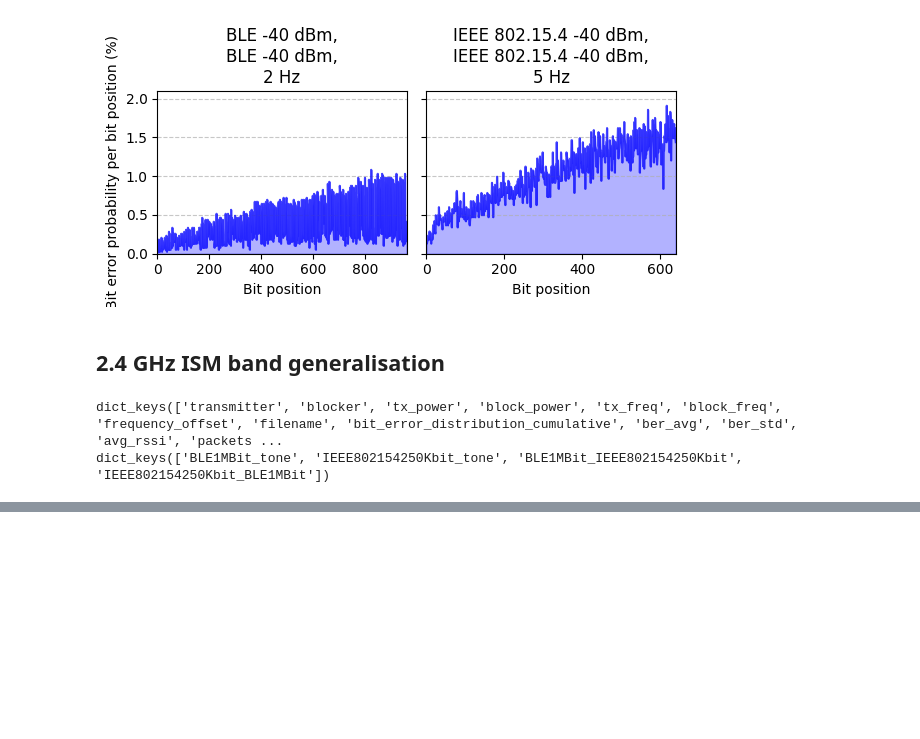
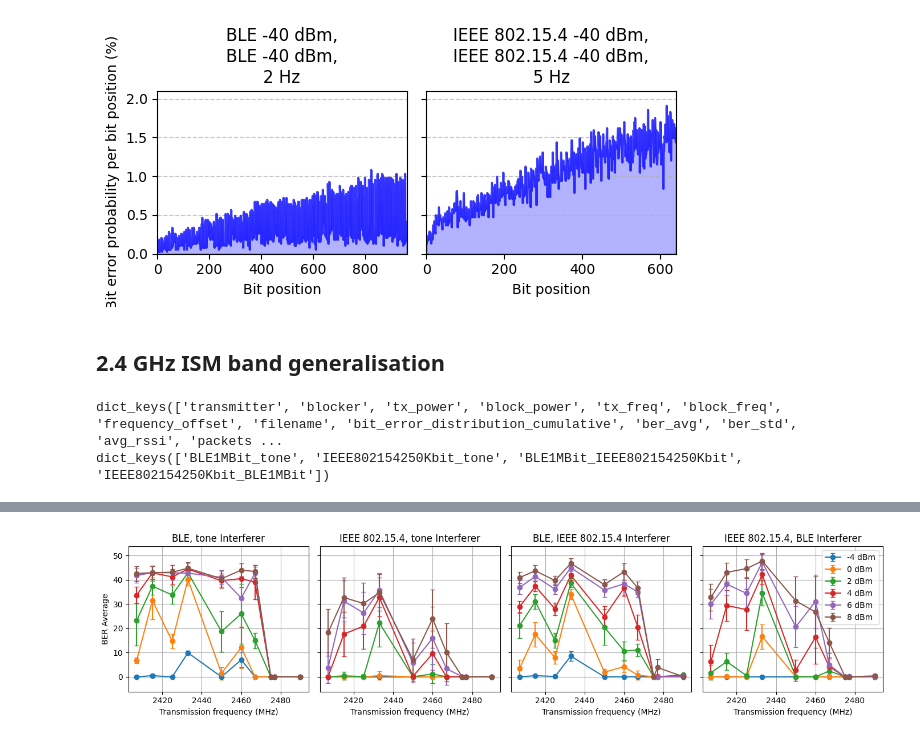
Before and after one commit to SDMote/badillosanjuan25experimental, a Jupyter notebook: python_scripts/data_analysis.ipynb, the cells around one changed output, grey strips where cells are left out. Cells and saved outputs as stored; diff of their text form; code cells hidden in the pictures; blank space fills up the shorter version.

Commit message:
ISM band generalisation: plots for all configurations

```diff
--- a/python_scripts/data_analysis.ipynb
+++ b/python_scripts/data_analysis.ipynb
@@ -701,0 +657,96 @@ plot_ber_vs_frequency(all_inter_data, "BLE1MBit_IEEE802154250Kbit", power_value=
+# %%
+import matplotlib.pyplot as plt
+import numpy as np
+
+def format_configuration_title(configuration):
+    mapping = {
+        'BLE1MBit_tone': 'BLE, tone Interferer',
+        'IEEE802154250Kbit_tone': 'IEEE 802.15.4, tone Interferer',
+        'BLE1MBit_IEEE802154250Kbit': 'BLE, IEEE 802.15.4 Interferer',
+        'IEEE802154250Kbit_BLE1MBit': 'IEEE 802.15.4, BLE Interferer'
+    }
+    return mapping.get(configuration, configuration)
+
+import matplotlib.pyplot as plt
+import numpy as np
+
+def format_configuration_title(configuration):
+    mapping = {
+        'BLE1MBit_tone': 'BLE, tone Interferer',
+        'IEEE802154250Kbit_tone': 'IEEE 802.15.4, tone Interferer',
+        'BLE1MBit_IEEE802154250Kbit': 'BLE, IEEE 802.15.4 Interferer',
+        'IEEE802154250Kbit_BLE1MBit': 'IEEE 802.15.4, BLE Interferer'
+    }
+    return mapping.get(configuration, configuration)
+
+def plot_ber_vs_frequency(all_data, power_value=None, frequency_offset=None, figsize=None, add_title_suffix=True):
+    configurations = list(next(iter(all_data.values())).keys())
+    # Define sorting order
+    config_order = ['BLE1MBit_tone', 'IEEE802154250Kbit_tone', 'BLE1MBit_IEEE802154250Kbit', 'IEEE802154250Kbit_BLE1MBit']
+    configurations.sort(key=lambda x: config_order.index(x) if x in config_order else len(config_order))
+
+    num_configs = len(configurations)
+    figsize = (5 * num_configs, 6) if figsize == None else figsize
+    fig, axes = plt.subplots(1, num_configs, figsize=figsize, sharey=True)
+
+    if num_configs == 1:
+        axes = [axes]
+
+    last_plot = None
+
+    for ax, configuration in zip(axes, configurations):
+        data_by_variable = {}
+
+        # Iterate over all available frequencies in all_data
+        for tx_freq, files_dict in all_data.items():
+            if configuration not in files_dict:
+                continue  # Skip if the configuration is not present
+
+            for entry in files_dict[configuration]:
+                if power_value is not None and entry['block_power'] != power_value:
+                    continue  # Skip entries that do not match the required power_value
+                if frequency_offset is not None and entry['frequency_offset'] != frequency_offset:
+                    continue  # Skip entries that do not match the required frequency_offset
+
+                variable_key = entry['frequency_offset'] if power_value is not None else entry['block_power']
+                ber_avg = entry['ber_avg']
+                ber_std = entry['ber_std']
+
+                if variable_key not in data_by_variable:
+                    data_by_variable[variable_key] = {'tx_freqs': [], 'ber_avgs': [], 'ber_stds': []}
+
+                data_by_variable[variable_key]['tx_freqs'].append(tx_freq)
+                data_by_variable[variable_key]['ber_avgs'].append(ber_avg)
+                data_by_variable[variable_key]['ber_stds'].append(ber_std)
+
+        # Plot results for this configuration
+        for variable, values in data_by_variable.items():
+            sorted_indices = np.argsort(values['tx_freqs'])
+            sorted_tx_freqs = np.array(values['tx_freqs'])[sorted_indices]
+            sorted_ber_avgs = np.array(values['ber_avgs'])[sorted_indices]
+            sorted_ber_stds = np.array(values['ber_stds'])[sorted_indices]
+
+            label = f'{variable} MHz' if power_value is not None else f'{variable} dBm'
+            ax.errorbar(sorted_tx_freqs, sorted_ber_avgs, yerr=sorted_ber_stds, marker='o', linestyle='-', label=label, capsize=3)
+
+        if add_title_suffix:
+            title_suffix = f' (power {power_value} dBm)' if power_value is not None else f' (offset {frequency_offset} MHz)'
+        else:
+            title_suffix = ''
+        ax.set_xlabel('Transmission frequency (MHz)')
+        ax.set_title(format_configuration_title(configuration) + title_suffix)
+        last_plot = ax  # Keep track of last subplot for legend placement
+        ax.grid(True)
+
+    axes[0].set_ylabel('BER Average')
+    if last_plot:
+        last_plot.legend()
+
+    plt.tight_layout()
+    plt.show()
+
+# Example usage:
+plot_ber_vs_frequency(all_inter_data, frequency_offset=0, figsize=(14, 3.5), add_title_suffix=False)
+plot_ber_vs_frequency(all_inter_data, power_value=8, figsize=(14, 3.5), add_title_suffix=False)
+# %% [output]
+[figure, added]
```
Also changed, not shown: parts of 2 cells of this notebook.
